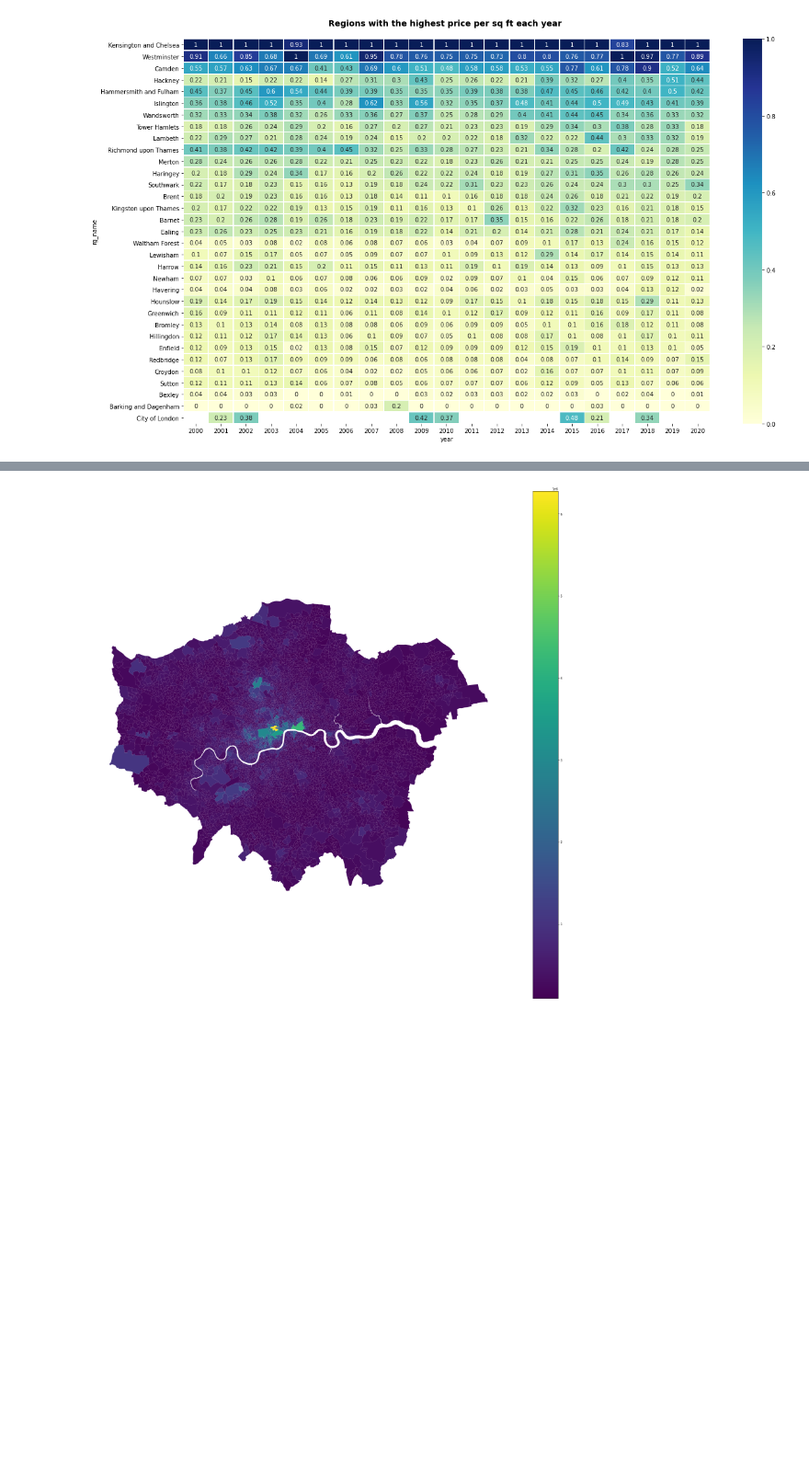
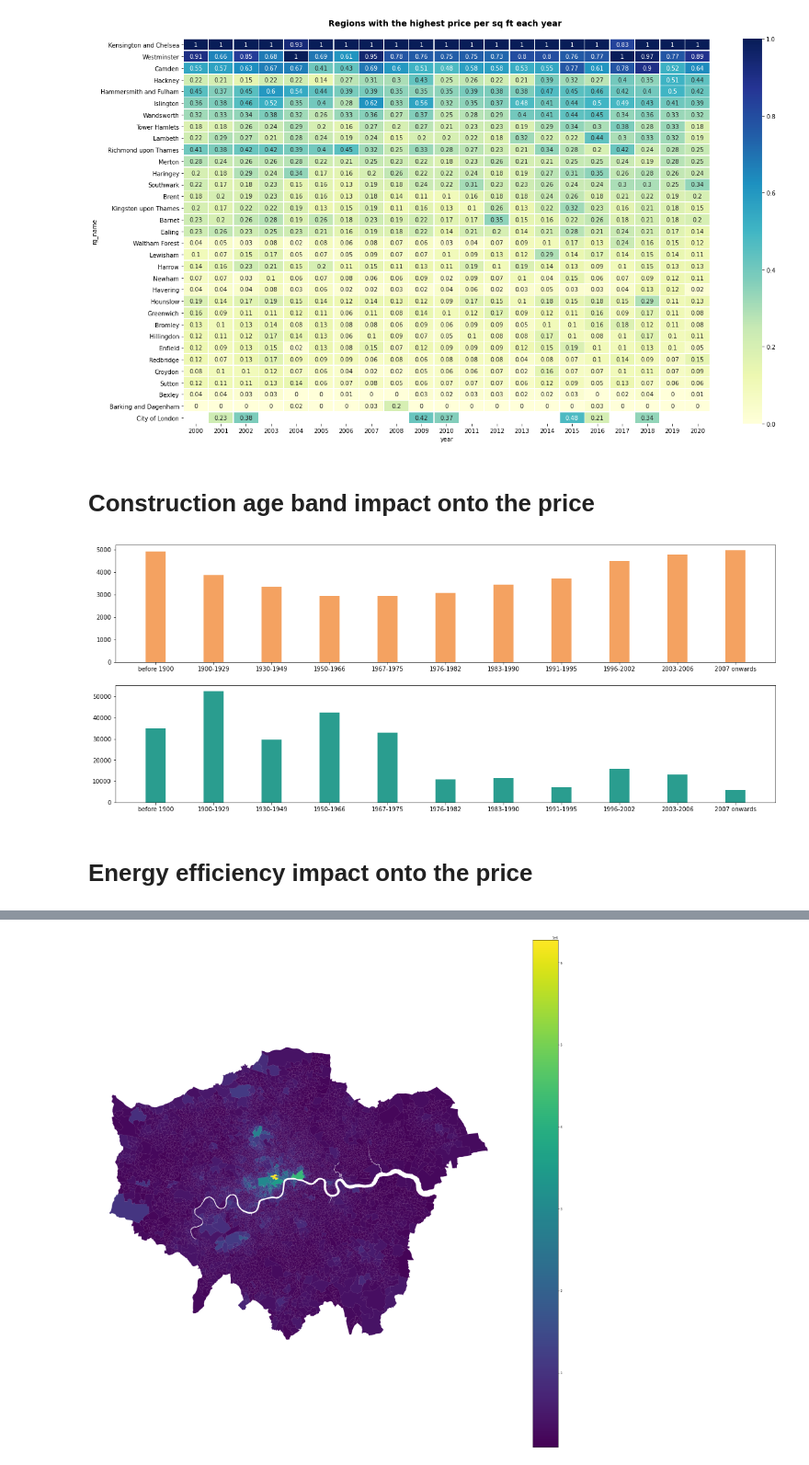
Before and after one commit to jelenalor/RealEstate, a Jupyter notebook: 1.EDA prices.ipynb, the cells around one changed output, grey strips where cells are left out. Shown at 92% size. Saved outputs shown, nothing was run; the diff lists cells and outputs as text; code cells hidden in the pictures; blank space fills up the shorter version.

```diff
--- a/1.EDA prices.ipynb
+++ b/1.EDA prices.ipynb
@@ -591,3 +592,5 @@ ax.set_title("Regions with the highest price per sq ft each year \n", fontweight
 plt.show()
 # %% [output]
 [figure]
+# %% [markdown]
+# Construction age band impact onto the price
@@ -593,0 +627,21 @@ plt.show()
+# %%
+fig, ax = plt.subplots(nrows=2, ncols=1, figsize=(20, 8))
+
+width = 0.35
+labels = temp["construction_age_band"].values
+#1
+x = np.arange(len(labels))
+y = temp["sqm_price"].values
+ax[0].bar(x, y, width, color="#f4a261")
+ax[0].set_xticks(x)
+ax[0].set_xticklabels(labels)
+#2
+x = np.arange(len(labels))
+y = temp["brn"].values
+ax[1].bar(x, y, width, color="#2a9d8f")
+ax[1].set_xticks(x)
+ax[1].set_xticklabels(labels)
+
+plt.show()
+# %% [output]
+[figure, added]
@@ -593,0 +651,2 @@ plt.show()
+# %% [markdown]
+# Energy efficiency impact onto the price
```
Also changed, not shown: parts of 11 cells of this notebook, 2 other files.
